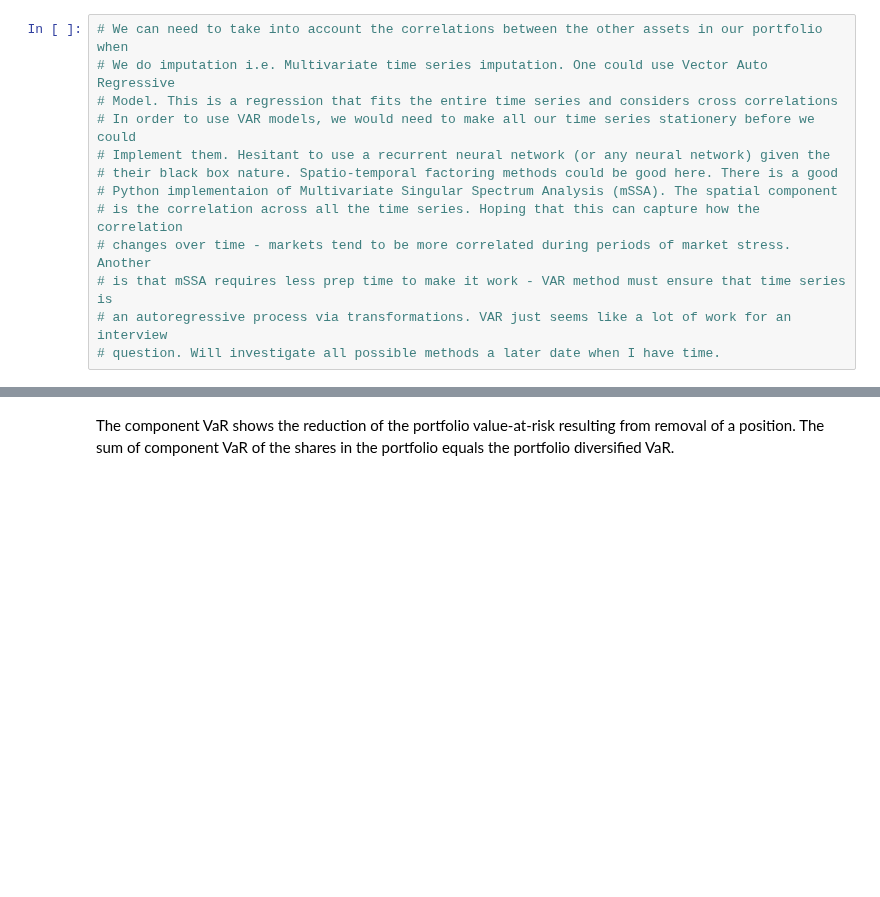
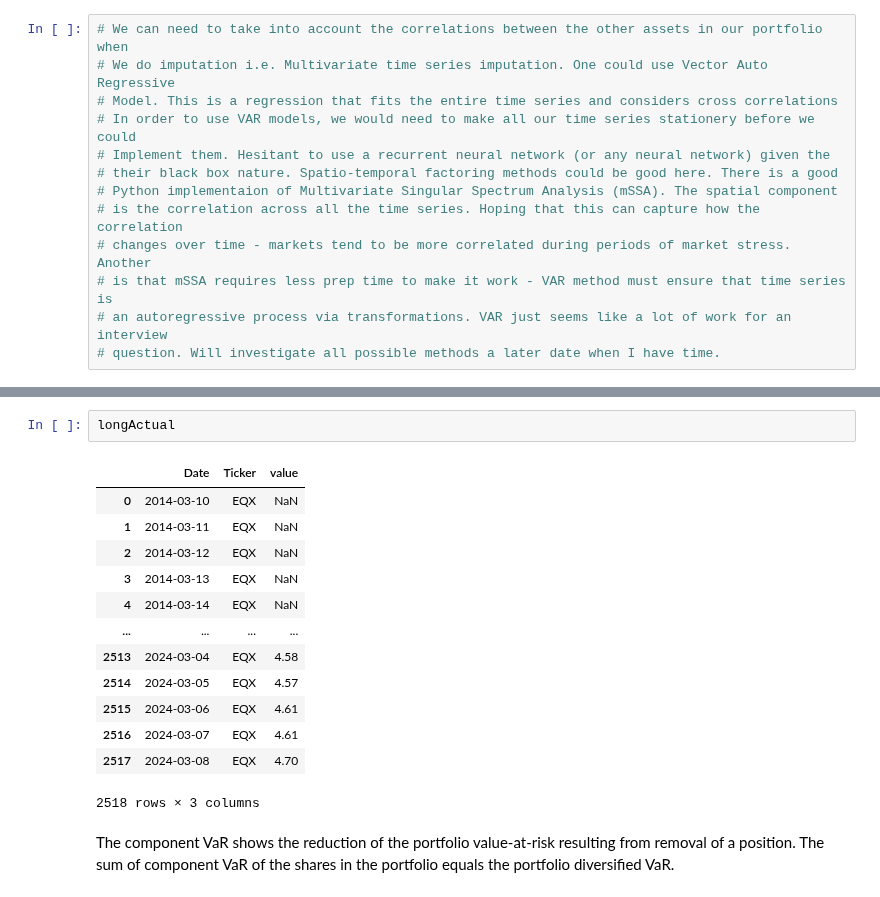
Before and after one commit to tomiadewusi/Case-Study, a Jupyter notebook: caseStudy2.ipynb, the cells around one changed output, grey strips where cells are left out. Drawn from its saved outputs; the diff is of its cells as text; blank space fills up the shorter version.

```diff
--- a/caseStudy2.ipynb
+++ b/caseStudy2.ipynb
@@ -104,2 +114,18 @@ model.predict('META',2517-4,2517)
+# %%
+longActual
+# %% [output]
+|  | Date | Ticker | value |
+| 0 | 2014-03-10 | EQX | NaN |
+| 1 | 2014-03-11 | EQX | NaN |
+| 2 | 2014-03-12 | EQX | NaN |
+| 3 | 2014-03-13 | EQX | NaN |
+| 4 | 2014-03-14 | EQX | NaN |
+| ... | ... | ... | ... |
+| 2513 | 2024-03-04 | EQX | 4.58 |
+| 2514 | 2024-03-05 | EQX | 4.57 |
+| 2515 | 2024-03-06 | EQX | 4.61 |
+| 2516 | 2024-03-07 | EQX | 4.61 |
+| 2517 | 2024-03-08 | EQX | 4.70 |
+2518 rows × 3 columns
 # %% [markdown]
 The component VaR shows the reduction of the portfolio value-at-risk resulting from removal of a position. The sum of component VaR of the shares in the portfolio equals the portfolio diversified VaR.
```
Also changed, not shown: parts of 10 cells of this notebook.
